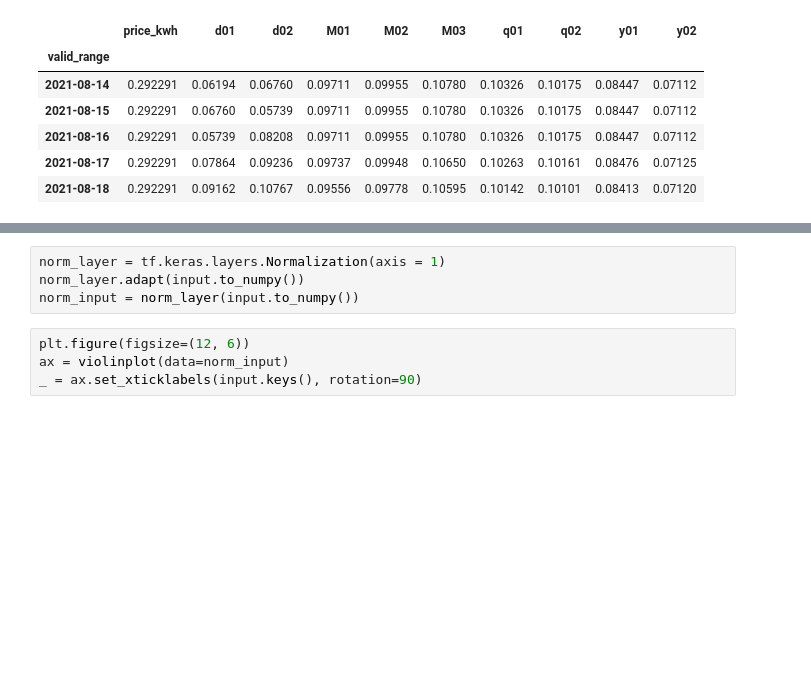
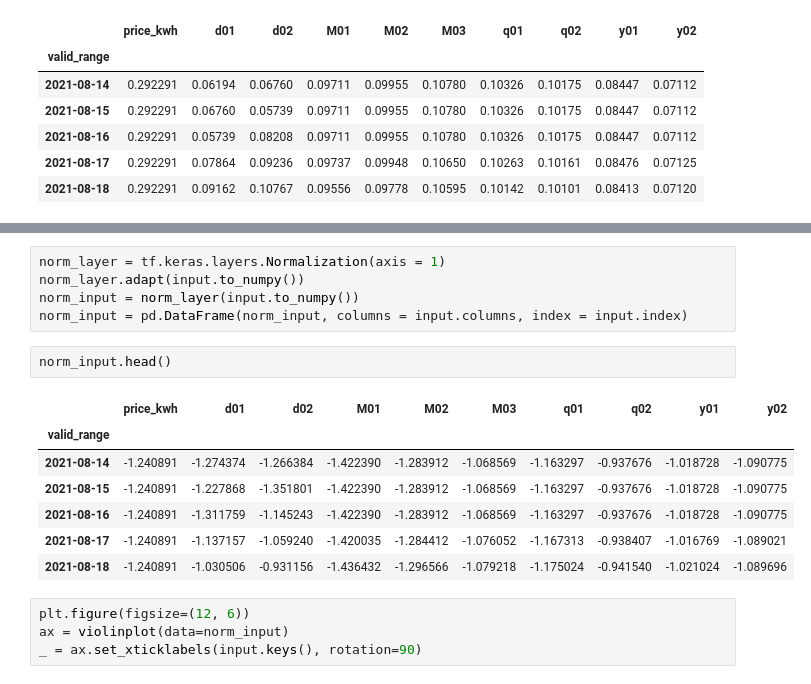
Before and after one commit to michael-fuest/DAiA-EON, a Jupyter notebook: model_performance2.ipynb, the cells around one changed output, grey strips where cells are left out. Saved outputs shown, nothing was run; the diff lists cells and outputs as text; blank space fills up the shorter version.

```diff
--- a/model_performance2.ipynb
+++ b/model_performance2.ipynb
@@ -66,6 +69,17 @@ input.plot()
 norm_layer = tf.keras.layers.Normalization(axis = 1)
 norm_layer.adapt(input.to_numpy())
 norm_input = norm_layer(input.to_numpy())
+norm_input = pd.DataFrame(norm_input, columns = input.columns, index = input.index)
+# %%
+norm_input.head()
+# %% [output]
+|  | price_kwh | d01 | d02 | M01 | M02 | M03 | q01 | q02 | y01 | y02 |
+| valid_range |  |  |  |  |  |  |  |  |  |  |
+| 2021-08-14 | -1.240891 | -1.274374 | -1.266384 | -1.422390 | -1.283912 | -1.068569 | -1.163297 | -0.937676 | -1.018728 | -1.090775 |
+| 2021-08-15 | -1.240891 | -1.227868 | -1.351801 | -1.422390 | -1.283912 | -1.068569 | -1.163297 | -0.937676 | -1.018728 | -1.090775 |
+| 2021-08-16 | -1.240891 | -1.311759 | -1.145243 | -1.422390 | -1.283912 | -1.068569 | -1.163297 | -0.937676 | -1.018728 | -1.090775 |
+| 2021-08-17 | -1.240891 | -1.137157 | -1.059240 | -1.420035 | -1.284412 | -1.076052 | -1.167313 | -0.938407 | -1.016769 | -1.089021 |
+| 2021-08-18 | -1.240891 | -1.030506 | -0.931156 | -1.436432 | -1.296566 | -1.079218 | -1.175024 | -0.941540 | -1.021024 | -1.089696 |
 # %%
 plt.figure(figsize=(12, 6))
 ax = violinplot(data=norm_input)
```
Also changed, not shown: parts of 30 cells of this notebook.
